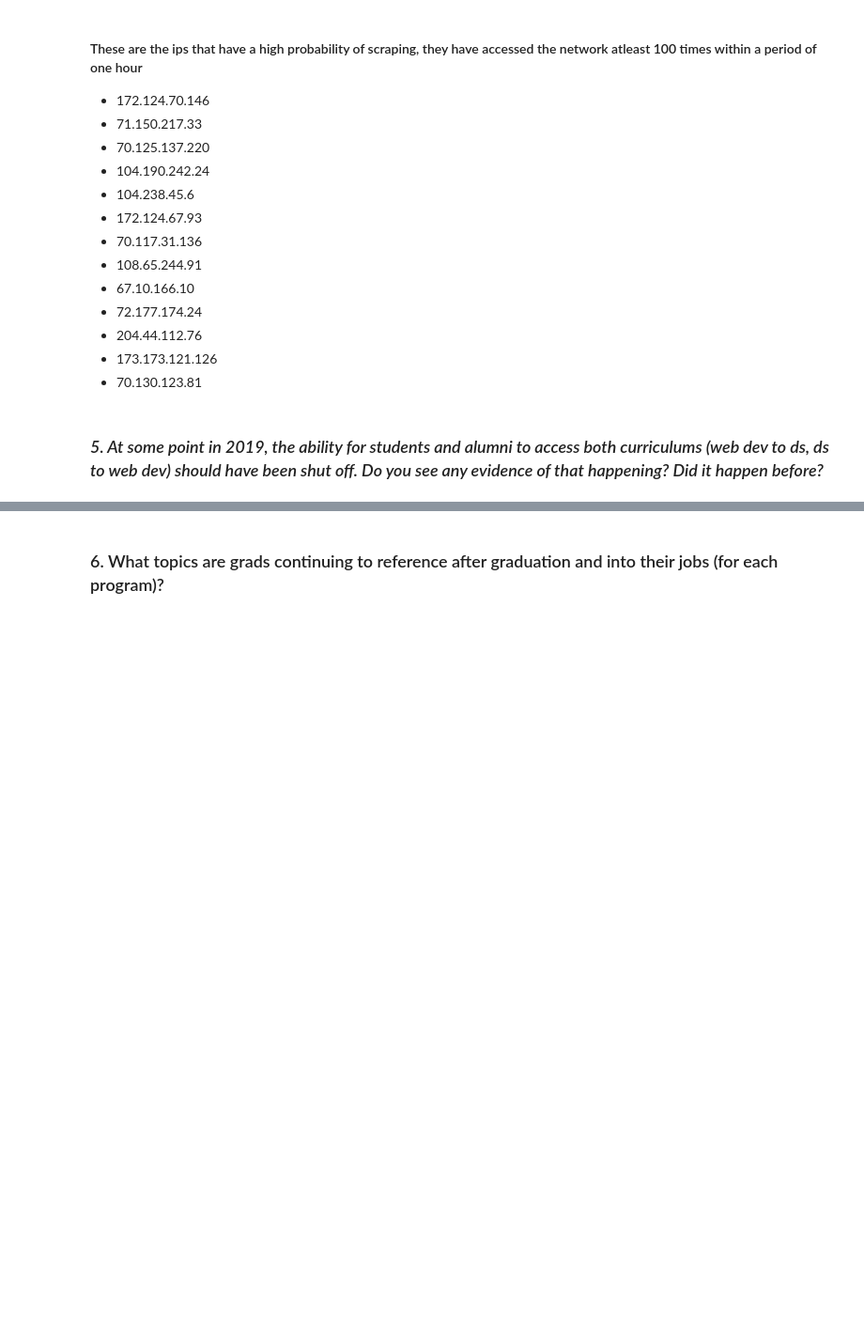
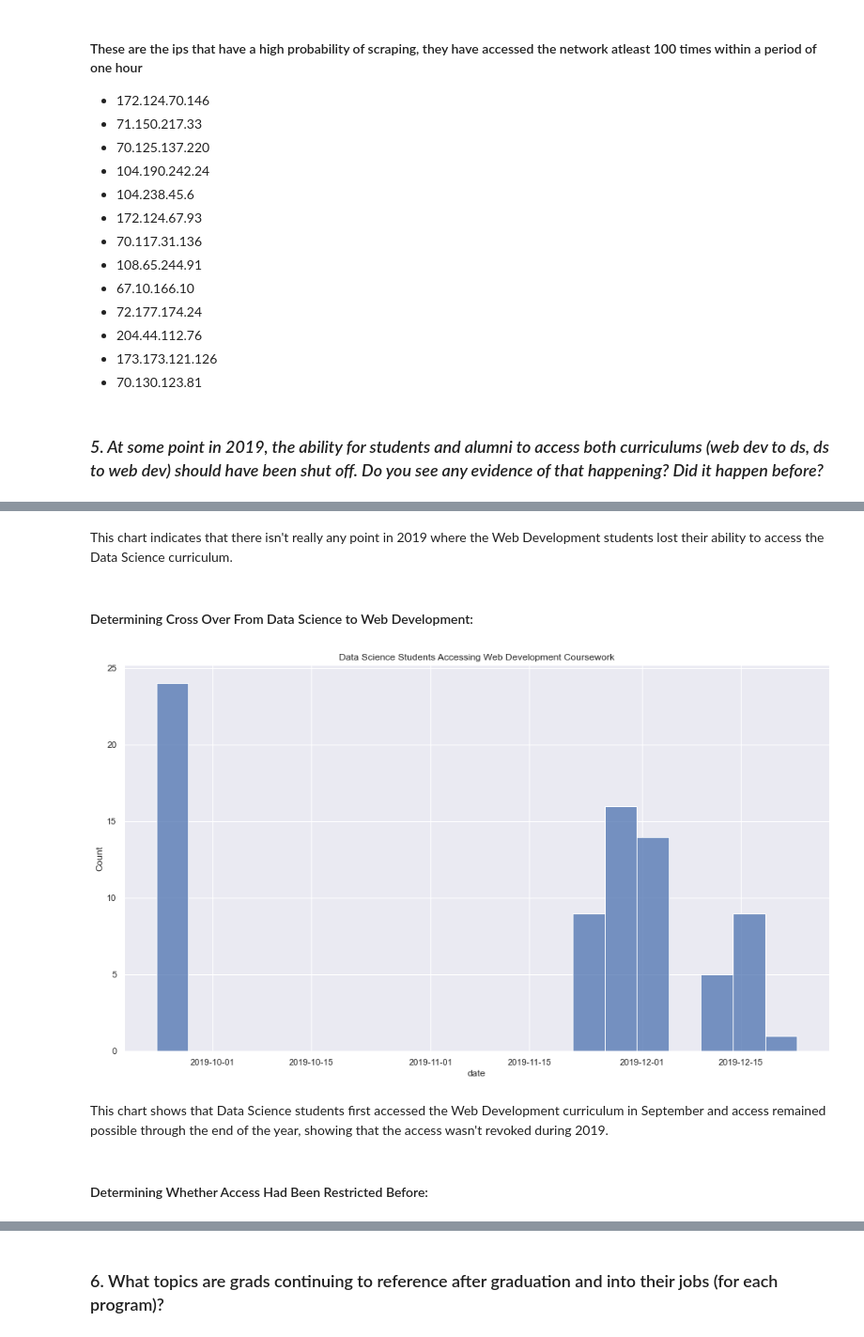
Before and after one commit to greg-paige-kayla-lincoln/anomaly_detection_project, a Jupyter notebook: greg_next.ipynb, the cells around one changed output, grey strips where cells are left out. Shown at 94% size. Drawn from its saved outputs; the diff is of its cells as text; code cells hidden in the pictures; blank space fills up the shorter version.

```diff
--- a/greg_next.ipynb
+++ b/greg_next.ipynb
@@ -622,0 +668,25 @@ unique_ips
+# %% [markdown]
+This chart indicates that there isn't really any point in 2019 where the Web Development students lost their ability to access the Data Science curriculum.
+# %% [markdown]
+#### Determining Cross Over From Data Science to Web Development:
+# %%
+#Setting earliest date to 12/31/18:
+first_date = dt.datetime(2018, 12, 31)
+#Setting latest date to 1/1/20:
+second_date = dt.datetime(2020, 1, 1)
+
+#Creating a DataFrame containing only records within above range:
+data_log = data_students[(data_students.date > first_date) & (data_students.date < second_date)]
+# %%
+#Searching for web development keywords in path name to identify some web dev courses for 2019, saving to data_crossover df:
+data_crossover = data_log[data_log.path.str.contains('html|css|java|spring', regex=True, flags=re.IGNORECASE)]
+# %%
+#This plot shows the data student access to web dev courses:
+sns.histplot(data = data_crossover, x = 'date', bins = 20).set(title = 'Data Science Students Accessing Web Development Coursework')
+sns.set(rc = {'figure.figsize':(16,9)});
+# %% [output]
+[figure, added]
+# %% [markdown]
+This chart shows that Data Science students first accessed the Web Development curriculum in September and access remained possible through the end of the year, showing that the access wasn't revoked during 2019.
+# %% [markdown]
+#### Determining Whether Access Had Been Restricted Before:
```
Also changed, not shown: parts of 23 cells of this notebook, 2 other files.
